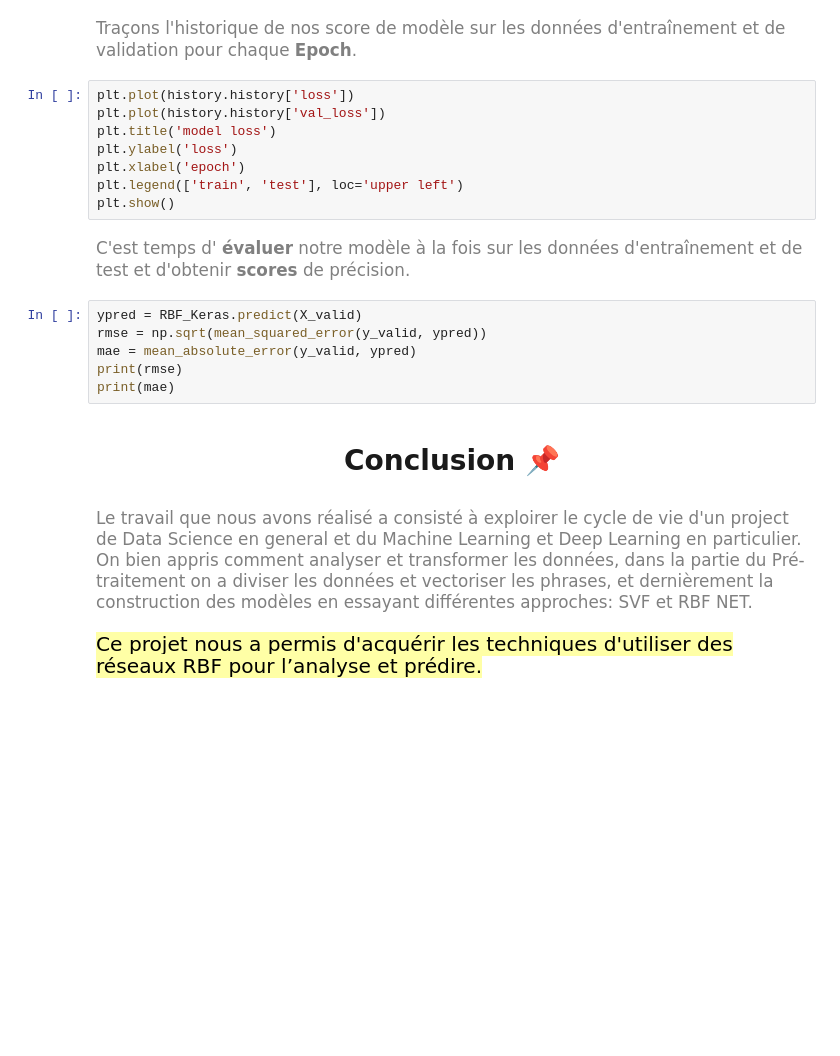
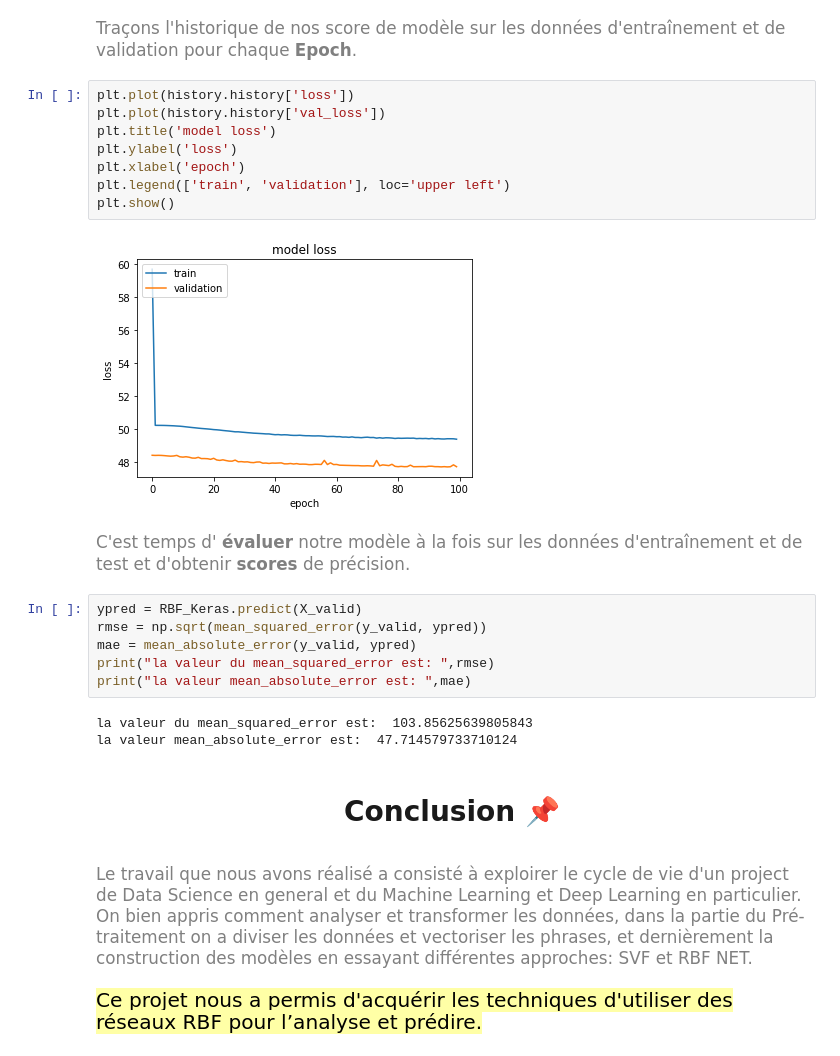
Before and after one commit to KOBeerose/Academic-Projects, a Jupyter notebook: Artificial Neural Networks/RBF Network.ipynb, the cells around one changed output. Cells and saved outputs as stored; diff of their text form; blank space fills up the shorter version.

```diff
--- a/Artificial Neural Networks/RBF Network.ipynb
+++ b/Artificial Neural Networks/RBF Network.ipynb
@@ -604,25 +705,30 @@ history = RBF_Keras.fit(X_train, y_train, validation_data=(X_valid, y_valid), ep
 # %%
 plt.plot(history.history['loss'])
 plt.plot(history.history['val_loss'])
 plt.title('model loss')
 plt.ylabel('loss')
 plt.xlabel('epoch')
-plt.legend(['train', 'test'], loc='upper left')
+plt.legend(['train', 'validation'], loc='upper left')
 plt.show()
+# %% [output]
+[figure, added]
 # %% [markdown]
 <span style="color:grey; font-size:1.2em">C'est temps d' <b>évaluer</b> notre modèle à la fois sur les données d'entraînement et de test et d'obtenir <b>scores</b> de précision.</span>
 # %%
 ypred = RBF_Keras.predict(X_valid)
 rmse = np.sqrt(mean_squared_error(y_valid, ypred))
 mae = mean_absolute_error(y_valid, ypred)
-print(rmse)
-print(mae)
+print("la valeur du mean_squared_error est: ",rmse)
+print("la valeur mean_absolute_error est: ",mae)
+# %% [output]
+la valeur du mean_squared_error est:  103.85625639805843
+la valeur mean_absolute_error est:  47.714579733710124
 # %% [markdown]
 <center id="Conclusion">
-        <h2 style="color:#1a1a1a;
+        <h1 style="color:#1a1a1a;
                     font-size:2em">
         Conclusion 📌
-        </h2>
+        </h1>
 </center>
 # %% [markdown]
 <div style="color:grey; font-size:1.2em">Le travail que nous avons réalisé a consisté à exploirer le cycle de vie d'un project de Data Science en general et du Machine Learning et Deep Learning en particulier. On bien appris comment analyser et transformer les données, dans la partie du Pré-traitement on a diviser les données et vectoriser les phrases, et dernièrement la construction des modèles en essayant différentes approches: SVF et RBF NET.
```
Also changed, not shown: parts of 47 cells of this notebook.
